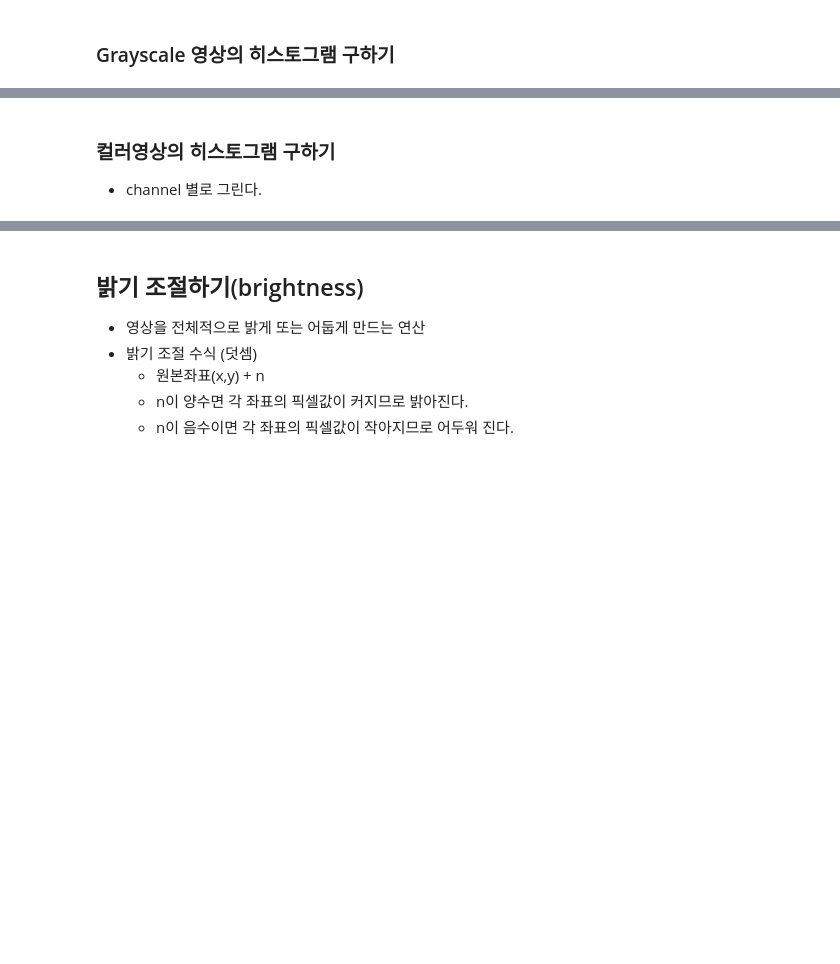
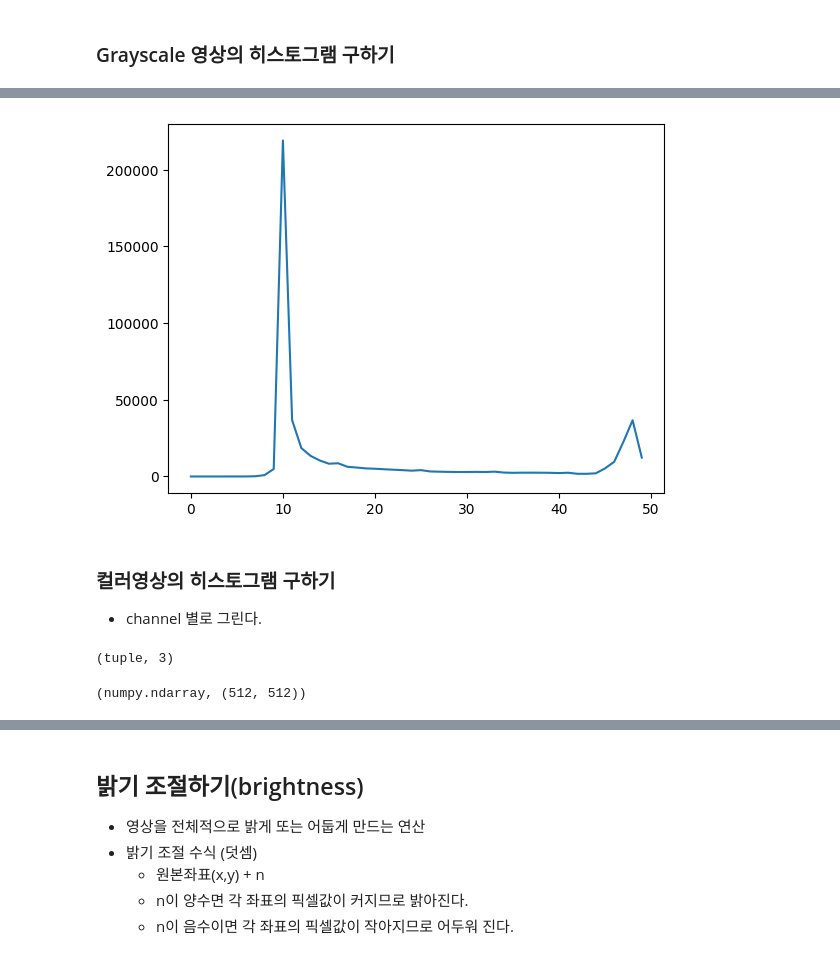
Before and after one commit to dawnhub/PLAYDATA-DA-35, a Jupyter notebook: classes/05_numpy_opencv/04_pixcel 연산을 이용한 영상처리.ipynb, the cells around one changed output, grey strips where cells are left out. Cells and saved outputs as stored; diff of their text form; code cells hidden in the pictures; blank space fills up the shorter version.

```diff
--- a/classes/05_numpy_opencv/04_pixcel 연산을 이용한 영상처리.ipynb
+++ b/classes/05_numpy_opencv/04_pixcel 연산을 이용한 영상처리.ipynb
@@ -14,3 +49,19 @@
+# %%
+plt.plot(hist.flatten())
+plt.show()
+# %% [output]
+[figure, added]
 # %% [markdown]
 ### 컬러영상의  히스토그램 구하기
 - channel 별로 그린다.
+# %%
+img = cv2.imread("images/lenna.bmp")
+# channel별로 분리해서 2차원 배열 만들기.
+bgr_channels = cv2.split(img)
+type(bgr_channels), len(bgr_channels)
+# %% [output]
+(tuple, 3)
+# %%
+type(bgr_channels[0]), bgr_channels[0].shape
+# %% [output]
+(numpy.ndarray, (512, 512))
```
Also changed, not shown: parts of 42 cells of this notebook, 37 other files.
